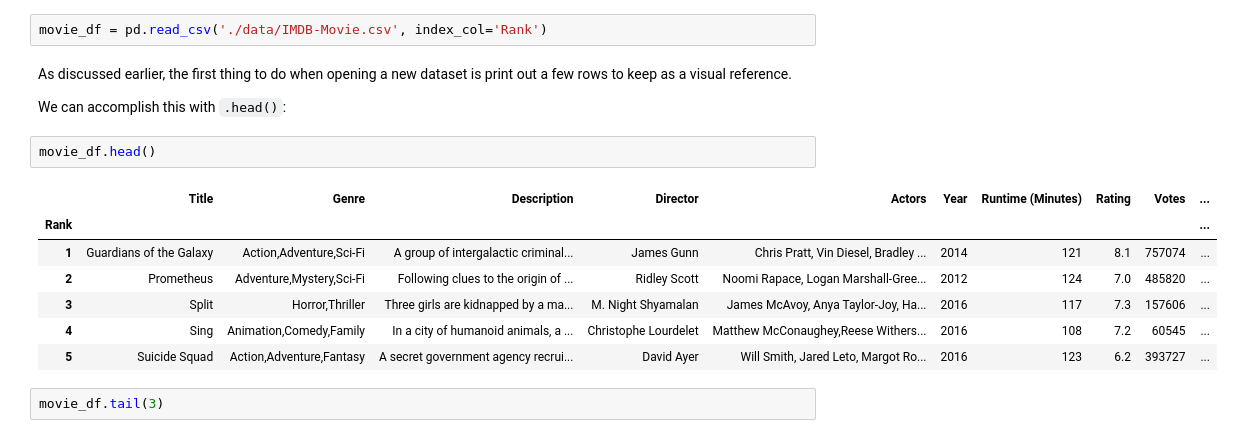
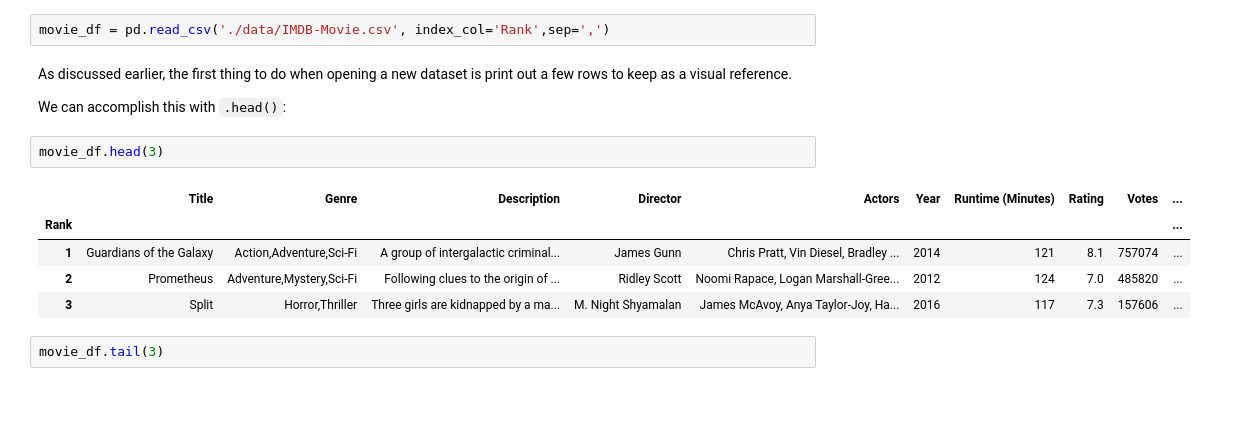
Before and after one commit to DAVE3625/DAVE3625-24H, a Jupyter notebook: Lab1/Pandas.ipynb, the cells around one changed output. Cells and saved outputs as stored; diff of their text form; blank space fills up the shorter version.

```diff
--- a/Lab1/Pandas.ipynb
+++ b/Lab1/Pandas.ipynb
@@ -426,21 +423,19 @@ You should know the operations that perform simple transformations of your data
 
 Lets load the IMDB top 1000 movies dataset to begin. We're loading this dataset from a CSV and designating the movie rank to be the index.
 # %%
-movie_df = pd.read_csv('./data/IMDB-Movie.csv', index_col='Rank')
+movie_df = pd.read_csv('./data/IMDB-Movie.csv', index_col='Rank',sep=',')
 # %% [markdown]
 As discussed earlier, the first thing to do when opening a new dataset is print out a few rows to keep as a visual reference.
 
 We can accomplish this with `.head()`:
 # %%
-movie_df.head()
+movie_df.head(3)
 # %% [output]
 |  | Title | Genre | Description | Director | Actors | Year | Runtime (Minutes) | Rating | Votes | ... |
 | Rank |  |  |  |  |  |  |  |  |  | ... |
 | 1 | Guardians of the Galaxy | Action,Adventure,Sci-Fi | A group of intergalactic criminal... | James Gunn | Chris Pratt, Vin Diesel, Bradley ... | 2014 | 121 | 8.1 | 757074 | ... |
 | 2 | Prometheus | Adventure,Mystery,Sci-Fi | Following clues to the origin of ... | Ridley Scott | Noomi Rapace, Logan Marshall-Gree... | 2012 | 124 | 7.0 | 485820 | ... |
 | 3 | Split | Horror,Thriller | Three girls are kidnapped by a ma... | M. Night Shyamalan | James McAvoy, Anya Taylor-Joy, Ha... | 2016 | 117 | 7.3 | 157606 | ... |
-| 4 | Sing | Animation,Comedy,Family | In a city of humanoid animals, a ... | Christophe Lourdelet | Matthew McConaughey,Reese Withers... | 2016 | 108 | 7.2 | 60545 | ... |
-| 5 | Suicide Squad | Action,Adventure,Fantasy | A secret government agency recrui... | David Ayer | Will Smith, Jared Leto, Margot Ro... | 2016 | 123 | 6.2 | 393727 | ... |
 # %%
 movie_df.tail(3)
 # %% [output]
```
Also changed, not shown: parts of 46 cells of this notebook, 1 other file.
